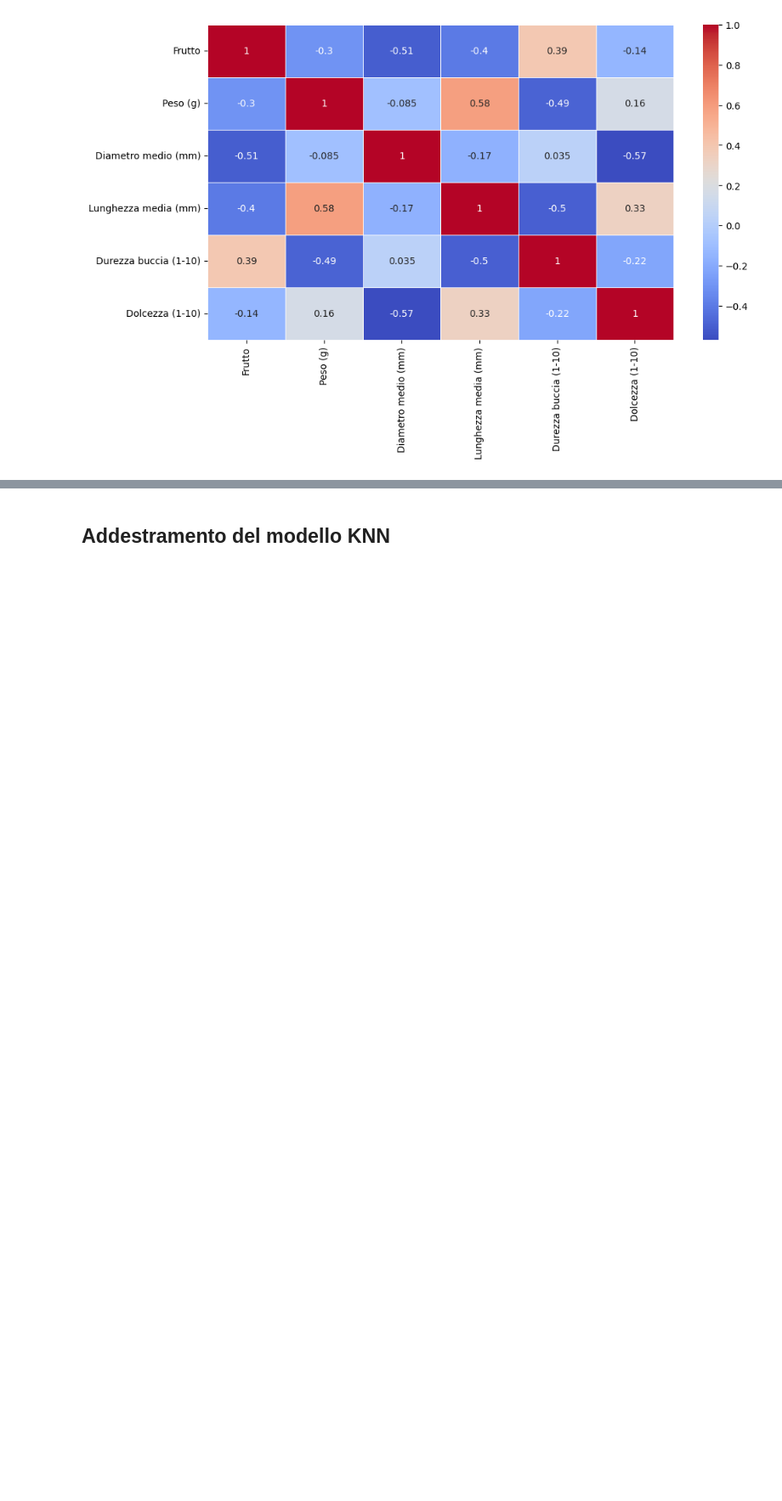
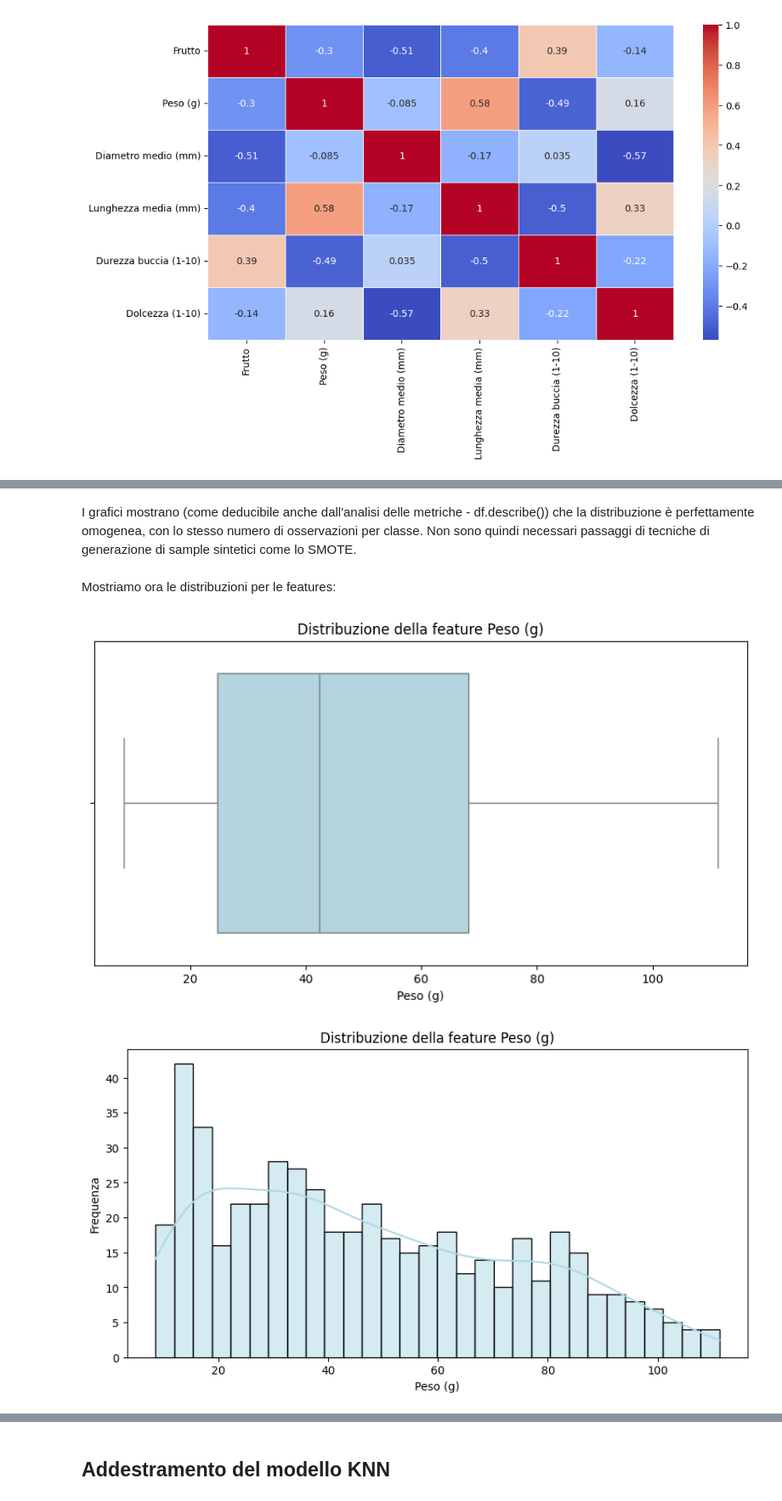
Before and after one commit to crypto-infinity/proai, a Jupyter notebook: course4-ml-algorithms/project/frutti_esotici.ipynb, the cells around one changed output, grey strips where cells are left out. Shown at 85% size. Drawn from its saved outputs; the diff is of its cells as text; code cells hidden in the pictures; blank space fills up the shorter version.

```diff
--- a/course4-ml-algorithms/project/frutti_esotici.ipynb
+++ b/course4-ml-algorithms/project/frutti_esotici.ipynb
@@ -151,0 +196,18 @@ Dall'analisi della matrice sopra mostrata, le features sembrano avere quasi tutt
+# %% [markdown]
+I grafici mostrano (come deducibile anche dall'analisi delle metriche - df.describe()) che la distribuzione è perfettamente omogenea, con lo stesso numero di osservazioni per classe. Non sono quindi necessari passaggi di tecniche di generazione di sample sintetici come lo SMOTE.
+# %% [markdown]
+Mostriamo ora le distribuzioni per le features:
+# %%
+# Feature distribution analysis
+
+X = df.drop(columns=["Frutto"])
+
+for feature in X.columns:
+    if feature == "Frutto":
+        continue
+
+    show_boxplot(X[feature])
+    show_histogram(X[feature])
+# %% [output]
+[figure, added]
+[figure, added]
```
Also changed, not shown: parts of 27 cells of this notebook.
